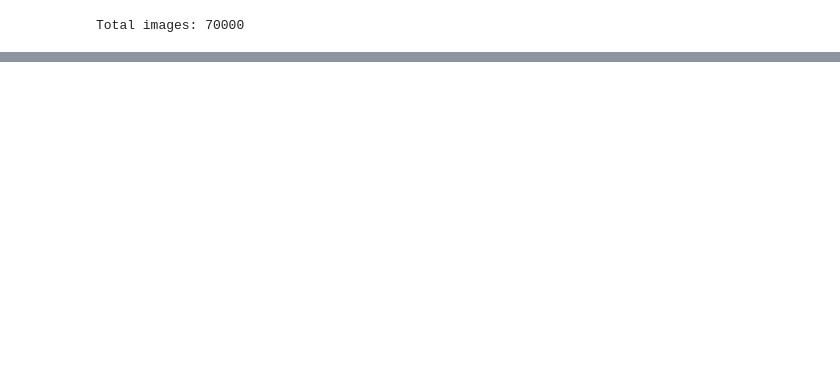
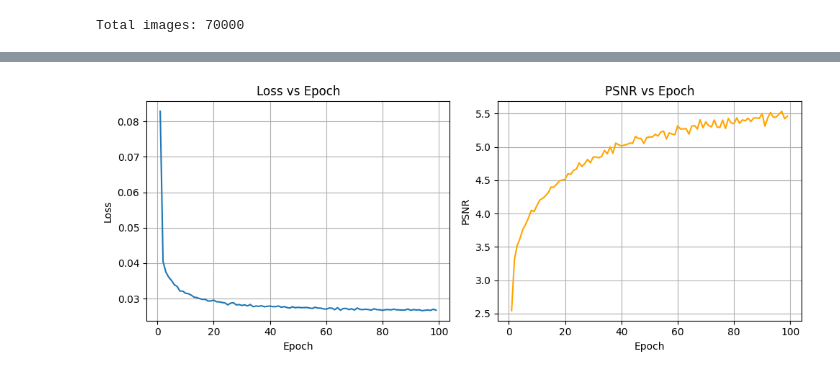
Before and after one commit to HarshitP147/mnist-image-gen, a Jupyter notebook: train.ipynb, the cells around one changed output, grey strips where cells are left out. Saved outputs shown, nothing was run; the diff lists cells and outputs as text; code cells hidden in the pictures; blank space fills up the shorter version.

Commit message:
Adding training

```diff
--- a/train.ipynb
+++ b/train.ipynb
@@ -123,7 +126,7 @@ class SinusodialTimeEmbedding(nn.Module):
         emb = math.log(10000) / (half_dim - 1)
         emb = torch.exp(torch.arange(half_dim, device=t.device) * -emb)
         emb = t[:,None] * emb[None,:]   # shape (batch, half_dim)
-        emb = torch.cat([torch.emb(emb), torch.cos(emb)], dim=1)
+        emb = torch.cat([torch.sin(emb), torch.cos(emb)], dim=1)
         return emb
 # %%
 import torch.nn.functional as F
@@ -172,3 +175,92 @@ class SimpleUNet(nn.Module):
         x = self.deconv2(x)
 
         return x
+# %%
+model = SimpleUNet().to(device)
+optimizer = torch.optim.Adam(model.parameters(), lr=1e-3)
+mse = nn.MSELoss()
+# %%
+# PSNR function to evaluate the model performance
+# this helps us check whether the generated image actually makes sense or is some random noise
+def psnr(pred, target, max_val=1.0):
+    mse = F.mse_loss(pred, target, reduction='mean')
+    if mse == 0:
+        return float('inf')
+    return 20 * torch.log10(max_val / torch.sqrt(mse))
+# %%
+import tqdm
+from IPython.display import clear_output
+
+
+epochs = 100
+
+losses_per_epoch = []
+psnrs_per_epoch = []
+
+# Training loop
+print("Starting training...")
+for epoch in range(epochs):
+    print(f"\nEpoch {epoch+1}/{epochs}")
+    pbar = tqdm.tqdm(dataloader)
+
+    total_loss = 0
+    step_count = 0
+    total_psnr = 0
+
+
+    for step, (x, _) in enumerate(pbar):
+        x = x.to('cuda:0')
+        batch_size = x.shape[0]
+
+        t = torch.randint(0, T, (batch_size,), device='cuda:0').long()
+        x_t, noise = forward_diffusion_sample(x, t)
+        noise_pred = model(x_t, t)
+
+        loss = mse(noise_pred, noise)
+
+        optimizer.zero_grad()
+        loss.backward()
+        optimizer.step()
+
+        # Reconstruct x0 from predicted noise
+        alpha_bar = sqrt_alphas_cumprod[t][:, None, None, None]
+        one_minus_alpha_bar = sqrt_one_minus_alphas_cumprod[t][:, None, None, None]
+        x0_pred = (x_t - one_minus_alpha_bar * noise_pred) / alpha_bar
+        x0_pred = torch.clamp(x0_pred, -1, 1)
+
+        batch_psnr = psnr(x0_pred, x)
+
+        total_loss += loss.item()
+        total_psnr += batch_psnr.item()
+        step_count += 1
+
+        pbar.set_description(f"Loss: {loss.item():.4f} | PSNR: {batch_psnr.item():.2f}")
+
+    clear_output(wait=True)
+    avg_loss = total_loss / step_count
+    avg_psnr = total_psnr / step_count
+
+    losses_per_epoch.append(avg_loss)
+    psnrs_per_epoch.append(avg_psnr)
+
+    print(f"Average Loss: {avg_loss:.6f} | Average PSNR: {avg_psnr:.2f}")
+
+    # Plot every epoch
+    plt.figure(figsize=(10, 4))
+    plt.subplot(1, 2, 1)
+    plt.plot(range(1, epoch + 2), losses_per_epoch, label='MSE Loss')
+    plt.xlabel("Epoch")
+    plt.ylabel("Loss")
+    plt.title("Loss vs Epoch")
+    plt.grid(True)
+
+    plt.subplot(1, 2, 2)
+    plt.plot(range(1, epoch + 2), psnrs_per_epoch, label='PSNR (dB)', color='orange')
+    plt.xlabel("Epoch")
+    plt.ylabel("PSNR")
+    plt.title("PSNR vs Epoch")
+    plt.grid(True)
+
+    plt.tight_layout()
+    plt.show()
+# %% [output]
@@ -174,0 +268 @@ class SimpleUNet(nn.Module):
+[figure, added]
```
Also changed, not shown: parts of 9 cells of this notebook.
